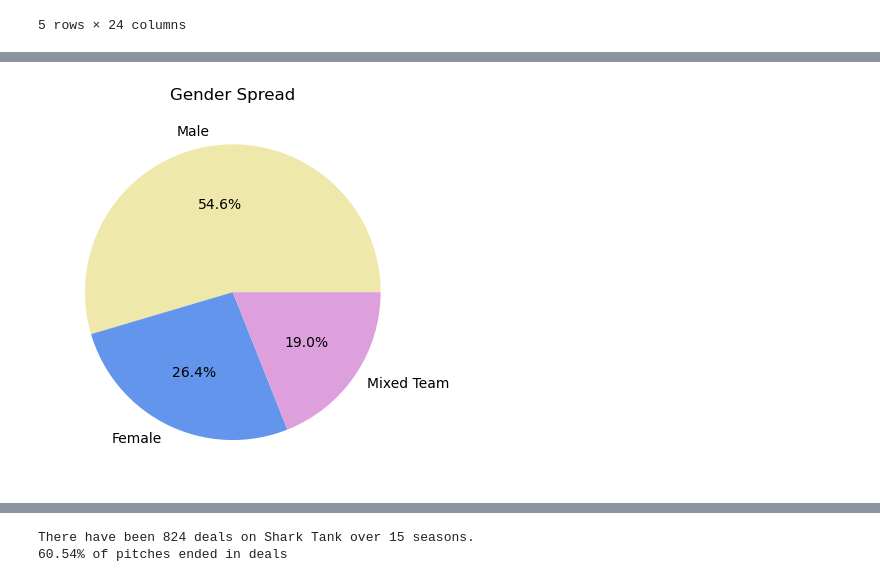
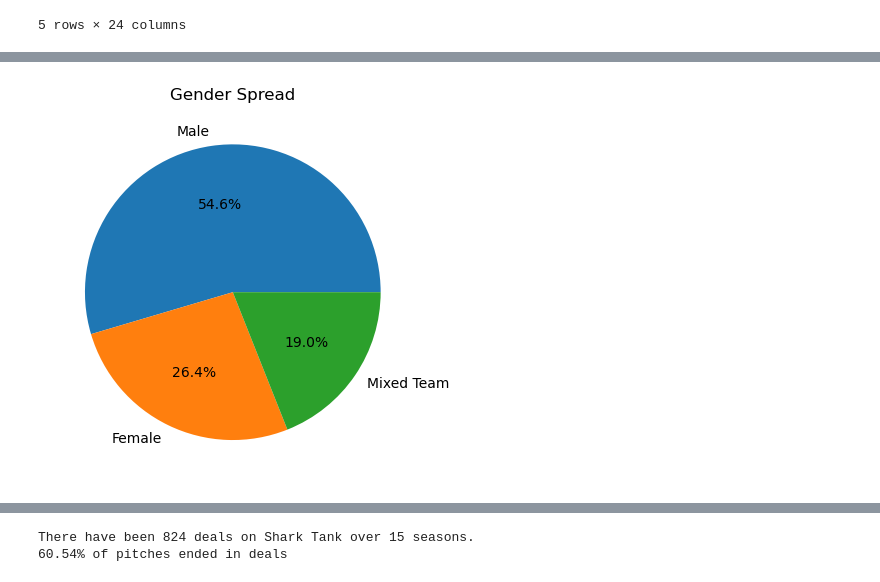
Before and after one commit to Savanna0/Project_1, a Jupyter notebook: shark_tank.ipynb, the cells around one changed output, grey strips where cells are left out. Saved outputs shown, nothing was run; the diff lists cells and outputs as text; code cells hidden in the pictures.

```diff
--- a/shark_tank.ipynb
+++ b/shark_tank.ipynb
@@ -113,11 +88,10 @@ The percent success for Uncertain/Other is 65.22%.
 # %%
 # what gender is represented the most
 all_gender =shark_tank_clean_df['Pitchers Gender'].value_counts()
-colors={'plum','cornflowerblue','palegoldenrod'}
-plt.pie(all_gender, labels=all_gender.index,colors=colors,  autopct="%1.1f%%")
+plt.pie(all_gender, labels=all_gender.index,  autopct="%1.1f%%")
 plt.title("Gender Spread")
 plt.savefig("output_data/Fig3.png")
 plt.show()
 # %% [output]
-[figure, old version]
+[figure, new version]
 # %%
```
Also changed, not shown: parts of 17 cells of this notebook, 1 other file.
